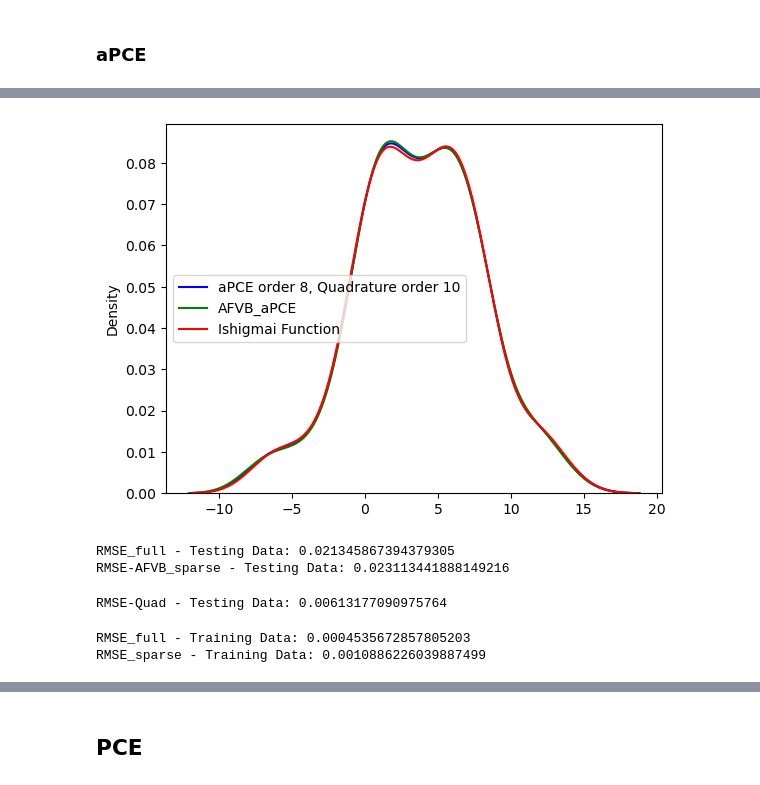
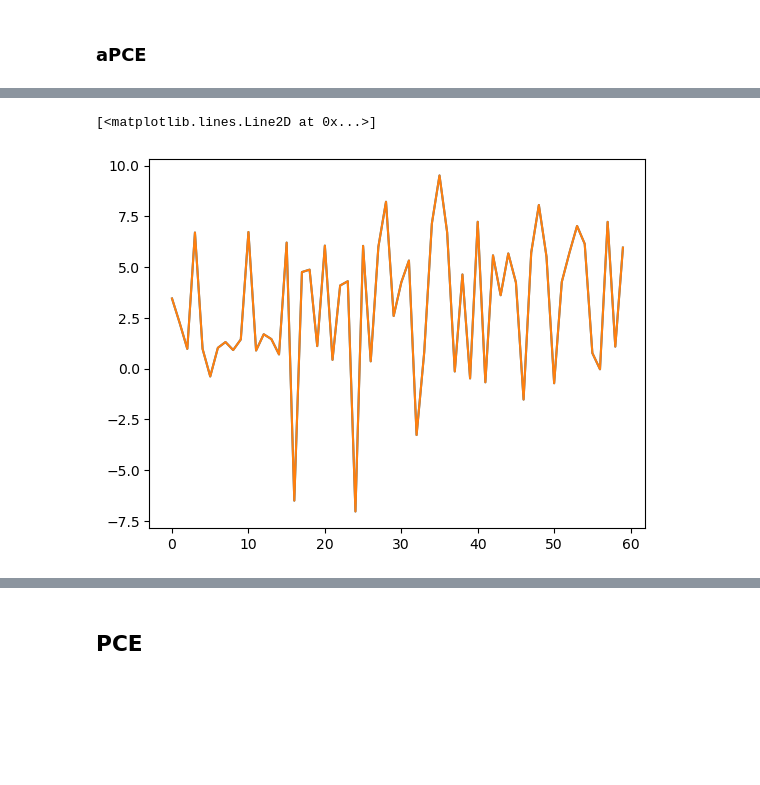
Before and after one commit to IsabelCoronaGuevara/CUDenver-Thesis, a Jupyter notebook: Oladyshkin_aPCE_PCE_Examples.ipynb, the cells around one changed output, grey strips where cells are left out. Saved outputs shown, nothing was run; the diff lists cells and outputs as text; code cells hidden in the pictures; blank space fills up the shorter version.

Commit message:
Includes examples using AFVB, VRVM and Quad Algorithm to aPCE

```diff
--- a/Oladyshkin_aPCE_PCE_Examples.ipynb
+++ b/Oladyshkin_aPCE_PCE_Examples.ipynb
@@ -170,3 +194,5 @@ Z_test = np.random.uniform(-np.pi,np.pi, size=(N_test, d))
+# %%
+idx = multivariate_pce_index(d, p)
 # %% [markdown]
 ### aPCE
 # %%
@@ -175,25 +203,16 @@ def Ishigami_Function(X):
 # %%
-mod = aPCE(Z, p, Ishigami_Function)
-pce_coef_Quad = mod.Quadrature(n_quad)
-pce_coef_LR = mod.LR()
+mod = aPCE(X, Ishigami_Function, p, idx)
+pce_coef_Quad, P_quad = mod.Quadrature(n_quad)
+pce_coef_LR, P_LR = mod.LR()
 # %%
-def evaluate_aPCE_Ishigami(pce_coef, d, max_deg, x):
+def evaluate_aPCE_Ishigami(pce_coef, P, x, idx):
     """
-    evaluate pce expansion with maximum degree max_deg at the points x
-    for Black-Scholes
-    input:
-    pce_coef: 1d array, the pce coefficients
-    d: int, the number of parameter
-    max_deg: int, the maximum degree
-    x: 2d array, the points where the pce is evaluated. x.shape[1] = 3
-    return
-    val: 1d array of the same size as x.shape[0]
+
     """
-    pce_index = mod.multivariate_pce_index(d, max_deg)
     val = np.zeros(x.shape[0])
-    for i in range(pce_index.shape[0]):
+    for i in range(idx.shape[0]):
         val += pce_coef[i]*\
-               mod.Pol_eval(mod.Create_Orthonormal_Polynomials('Quadrature')[0][0][pce_index[i,0],:], x[:,0])*\
-               mod.Pol_eval(mod.Create_Orthonormal_Polynomials('Quadrature')[0][1][pce_index[i,1],:], x[:,1])*\
-               mod.Pol_eval(mod.Create_Orthonormal_Polynomials('Quadrature')[0][2][pce_index[i,2],:], x[:,2])
+               mod.Pol_eval(P[0][idx[i,0],:], x[:,0])*\
+               mod.Pol_eval(P[1][idx[i,1],:], x[:,1])*\
+               mod.Pol_eval(P[2][idx[i,2],:], x[:,2])
     return val
@@ -221,6 +219,7 @@ def evaluate_aPCE_Ishigami2(pce_coef, d, max_deg, x):
 # %%
-y_aPCE_Quad = evaluate_aPCE_Ishigami(pce_coef_Quad, d, p, Z_test)
-y_aPCE_LR = evaluate_aPCE_Ishigami2(pce_coef_LR, d, p, Z_test)
+y_aPCE_Quad_Train = evaluate_aPCE_Ishigami(pce_coef_Quad, P_quad, X, idx)
+y_aPCE_Quad_Test = evaluate_aPCE_Ishigami(pce_coef_Quad, P_quad, X_test, idx)
+y_aPCE_LR = evaluate_aPCE_Ishigami(pce_coef_LR, P_LR, X_test, idx)
 
-y_true = Ishigami_Function(Z_test)
+y_true = Ishigami_Function(X_test)
 # %%
@@ -339,23 +237,6 @@ plt.legend();
-# %%
-sns.kdeplot(y_aPCE_Quad.reshape(N_test), color='b', label='aPCE order 8, Quadrature order 10')
-sns.kdeplot((Phi_test@a_hat).reshape(N_test), color='g', label='AFVB_aPCE')
-sns.kdeplot(Ishigami_Function(Z_test).reshape(N_test), color='r', label='Ishigmai Function')
-plt.legend();
-# %% [output]
-[figure, removed]
-# %%
-print("RMSE_full - Testing Data:", mean_squared_error(Ishigami_Function(Z_test), Phi_test_full@a_full))
-print("RMSE-AFVB_sparse - Testing Data:", mean_squared_error(Ishigami_Function(Z_test), Phi_test@a_hat))
-# %% [output]
-RMSE_full - Testing Data: 0.021345867394379305
-RMSE-AFVB_sparse - Testing Data: 0.023113441888149216
-# %%
-print("RMSE-Quad - Testing Data:", mean_squared_error(Ishigami_Function(Z_test), y_aPCE_Quad))
-# %% [output]
-RMSE-Quad - Testing Data: 0.00613177090975764
-# %%
-print("RMSE_full - Training Data:", mean_squared_error(Ishigami_Function(Z), Phi_full@a_full))
-print("RMSE_sparse - Training Data:", mean_squared_error(Ishigami_Function(Z), Phi_hat@a_hat))
-# %% [output]
-RMSE_full - Training Data: 0.0004535672857805203
-RMSE_sparse - Training Data: 0.0010886226039887499
+# %%
+plt.plot(Ishigami_Function(X_test))
+plt.plot(y_aPCE_Quad_Test)
+# %% [output]
+[<matplotlib.lines.Line2D at 0x...>]
+[figure, added]
```
Also changed, not shown: parts of 85 cells of this notebook.
